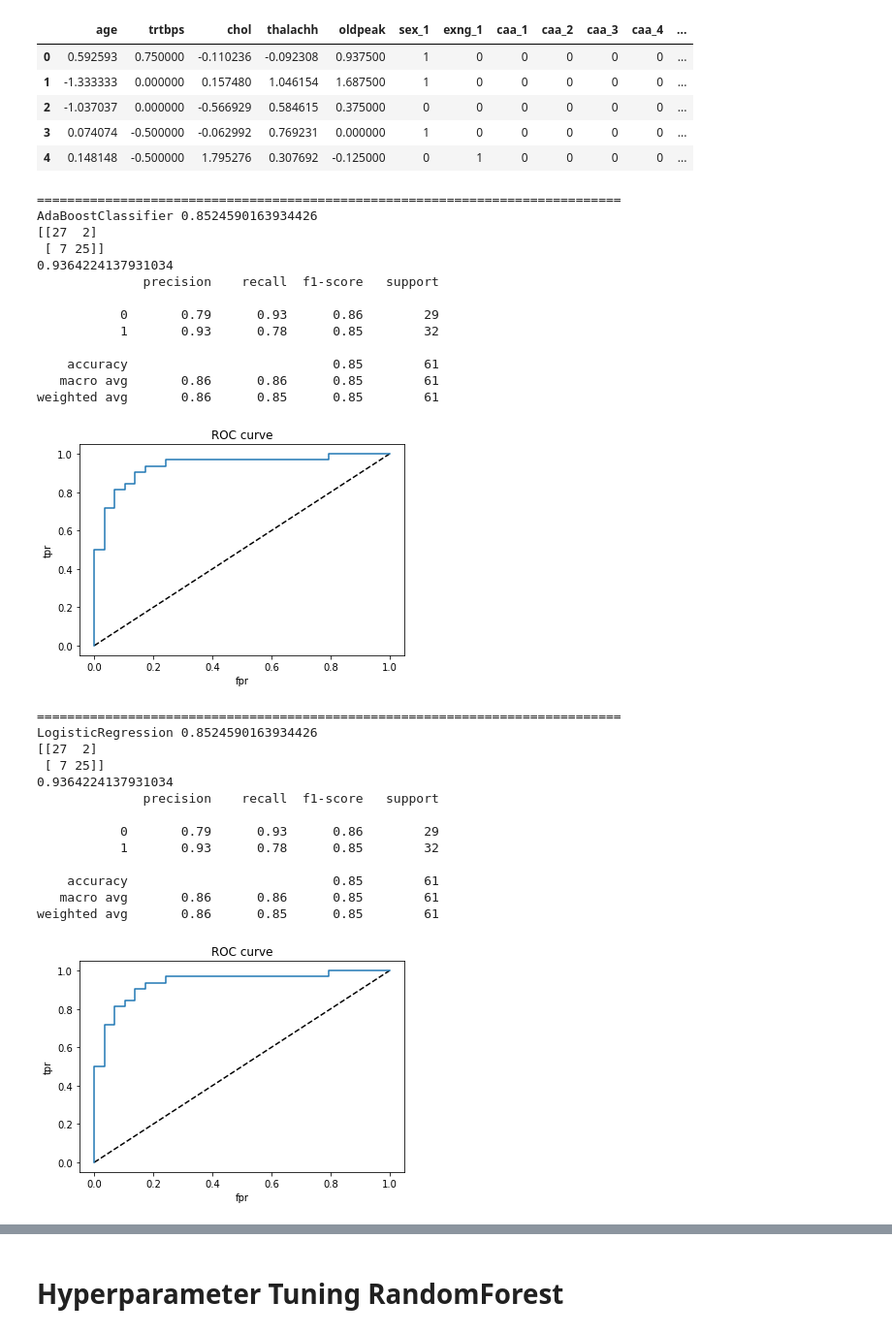
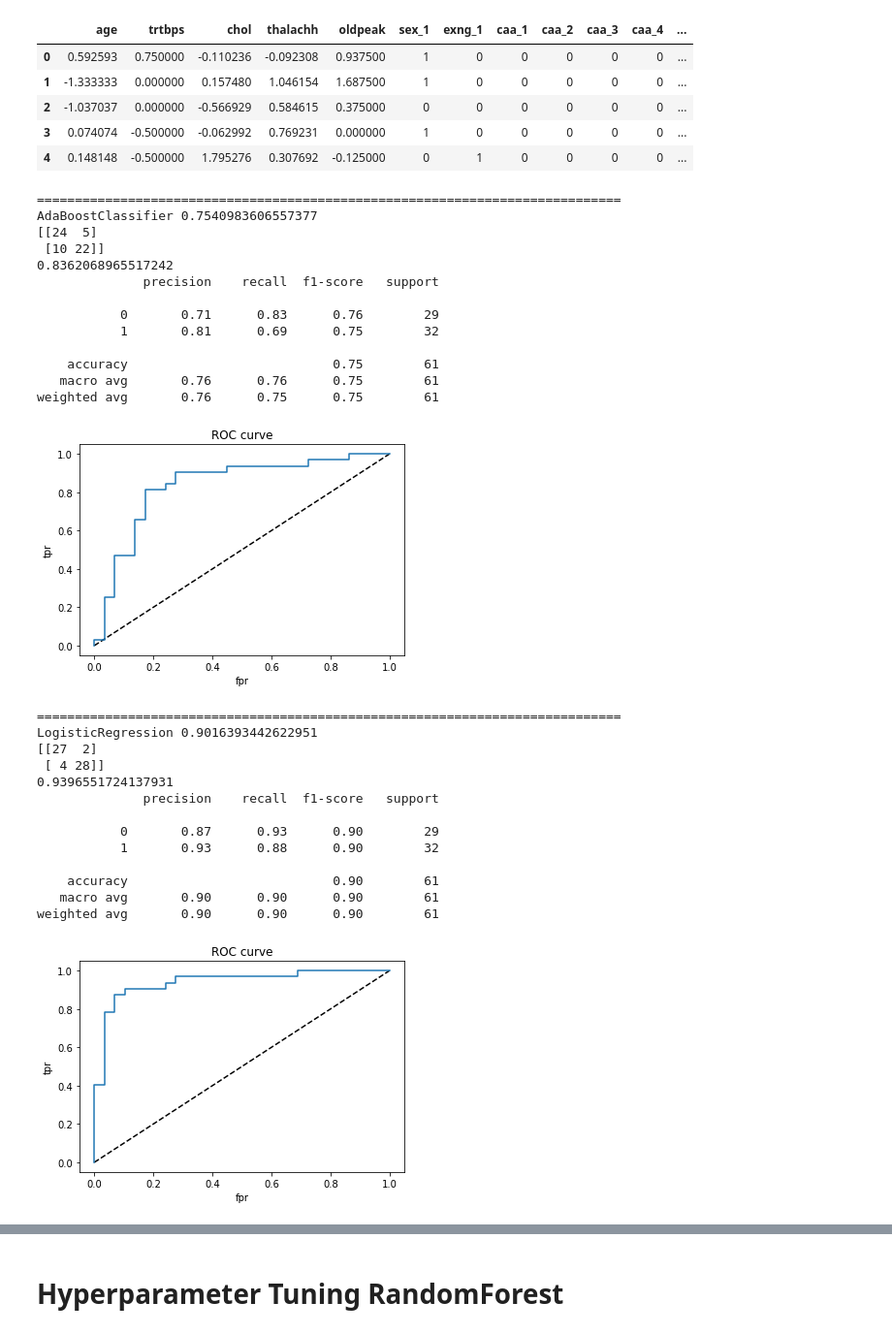
Before and after one commit to pparkitn/kaggle, a Jupyter notebook: classification.ipynb, the cells around one changed output, grey strips where cells are left out. Shown: that part at 97% size. Cells and saved outputs as stored; diff of their text form; code cells hidden in the pictures.

```diff
--- a/classification.ipynb
+++ b/classification.ipynb
@@ -86,55 +86,54 @@ classifiers = {
 # %%
 # Looping through models and evaluating their performance
 for name, model in classifiers.items():
-    model=algo
     model.fit(X_train,y_train)
     predict = model.predict(X_test)
     acc = accuracy_score(y_test, predict)
     conf = confusion_matrix(y_test, predict)
 
     y_pred_proba = model.predict_proba(X_test)[:,1]
     fpr, tpr, thresholds = roc_curve(y_test, y_pred_proba)
     roc_auc = roc_auc_score(y_test,y_pred_proba)
 
     print("=============================================================================")
     print(name,acc)
     print(conf)
     print(roc_auc)
     print(classification_report(y_test,predict))
 
     plt.plot([0,1],[0,1],'k--')
     plt.plot(fpr,tpr, label='Knn')
     plt.xlabel('fpr')
     plt.ylabel('tpr')
     plt.title('ROC curve')
     plt.show()
 # %% [output]
 =============================================================================
-AdaBoostClassifier 0.8524590163934426
-[[27  2]
- [ 7 25]]
-0.9364224137931034
+AdaBoostClassifier 0.7540983606557377
+[[24  5]
+ [10 22]]
+0.8362068965517242
               precision    recall  f1-score   support
 
-           0       0.79      0.93      0.86        29
-           1       0.93      0.78      0.85        32
+           0       0.71      0.83      0.76        29
+           1       0.81      0.69      0.75        32
 
-    accuracy                           0.85        61
-   macro avg       0.86      0.86      0.85        61
-weighted avg       0.86      0.85      0.85        61
+    accuracy                           0.75        61
+   macro avg       0.76      0.76      0.75        61
+weighted avg       0.76      0.75      0.75        61
-[figure, old version]
+[figure, new version]
 =============================================================================
-LogisticRegression 0.8524590163934426
+LogisticRegression 0.9016393442622951
 [[27  2]
- [ 7 25]]
-0.9364224137931034
+ [ 4 28]]
+0.9396551724137931
               precision    recall  f1-score   support
 
-           0       0.79      0.93      0.86        29
-           1       0.93      0.78      0.85        32
+           0       0.87      0.93      0.90        29
+           1       0.93      0.88      0.90        32
 
-    accuracy                           0.85        61
-   macro avg       0.86      0.86      0.85        61
-weighted avg       0.86      0.85      0.85        61
+    accuracy                           0.90        61
+   macro avg       0.90      0.90      0.90        61
+weighted avg       0.90      0.90      0.90        61
-[figure, old version]
+[figure, new version]
 =============================================================================
```
Also changed, not shown: parts of 8 cells of this notebook.
